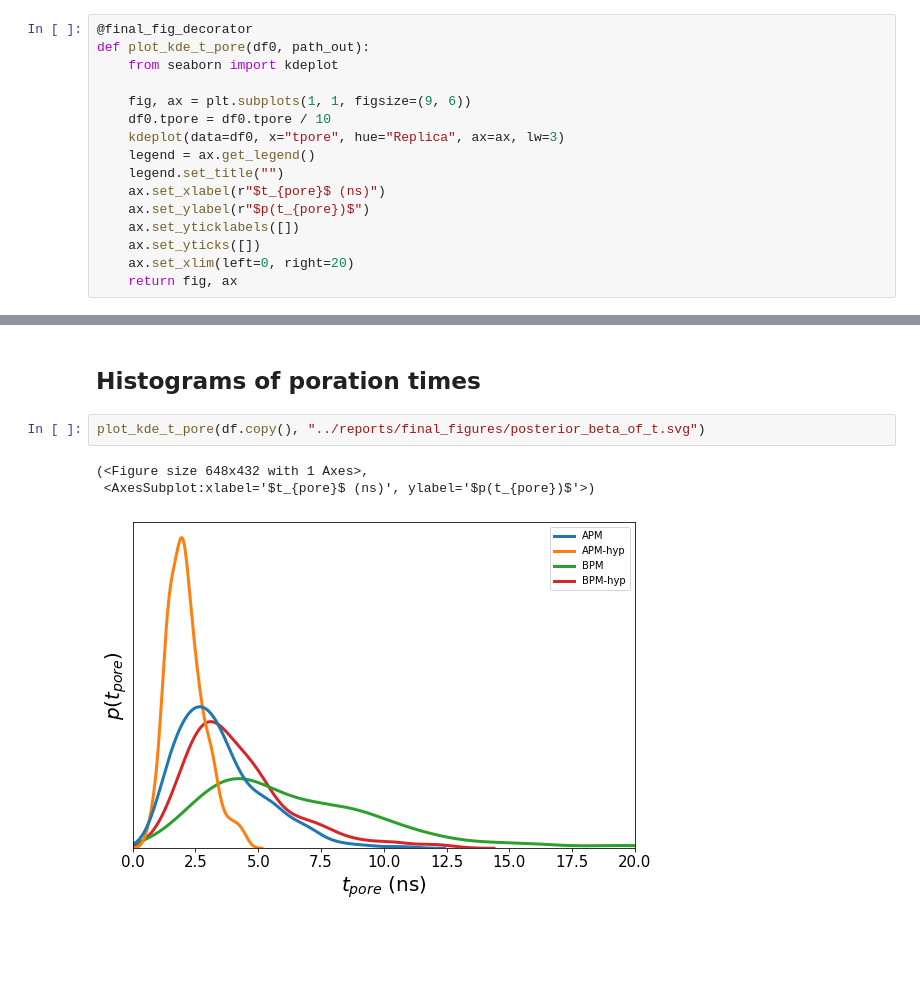
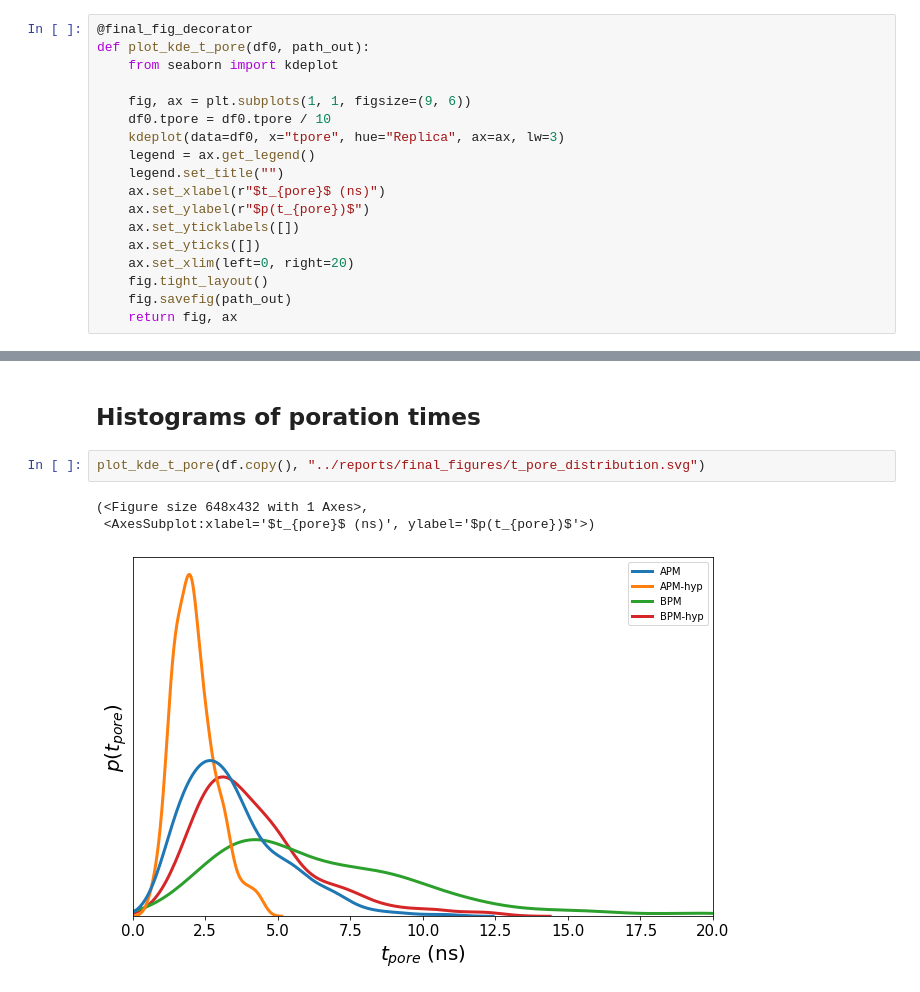
Before and after one commit to sperezconesa/electroporation_modeling, a Jupyter notebook: notebooks/final_figures.ipynb, the cells around one changed output, grey strips where cells are left out. Drawn from its saved outputs; the diff is of its cells as text; blank space fills up the shorter version.

Commit message:
Forgot to print out histograms

```diff
--- a/notebooks/final_figures.ipynb
+++ b/notebooks/final_figures.ipynb
@@ -238,6 +238,8 @@ def plot_kde_t_pore(df0, path_out):
     ax.set_yticklabels([])
     ax.set_yticks([])
     ax.set_xlim(left=0, right=20)
+    fig.tight_layout()
+    fig.savefig(path_out)
     return fig, ax
 # %% [markdown]
 ## Posterior Predictive Checks
@@ -329,8 +331,8 @@ fig, ax = plot_posterior_beta_of_t(
 # %% [markdown]
 ## Histograms of poration times
 # %%
-plot_kde_t_pore(df.copy(), "../reports/final_figures/posterior_beta_of_t.svg")
+plot_kde_t_pore(df.copy(), "../reports/final_figures/t_pore_distribution.svg")
 # %% [output]
 (<Figure size 648x432 with 1 Axes>,
  <AxesSubplot:xlabel='$t_{pore}$ (ns)', ylabel='$p(t_{pore})$'>)
-[figure, old version]
+[figure, new version]
```
Also changed, not shown: parts of 1 cell of this notebook, 7 other files.
